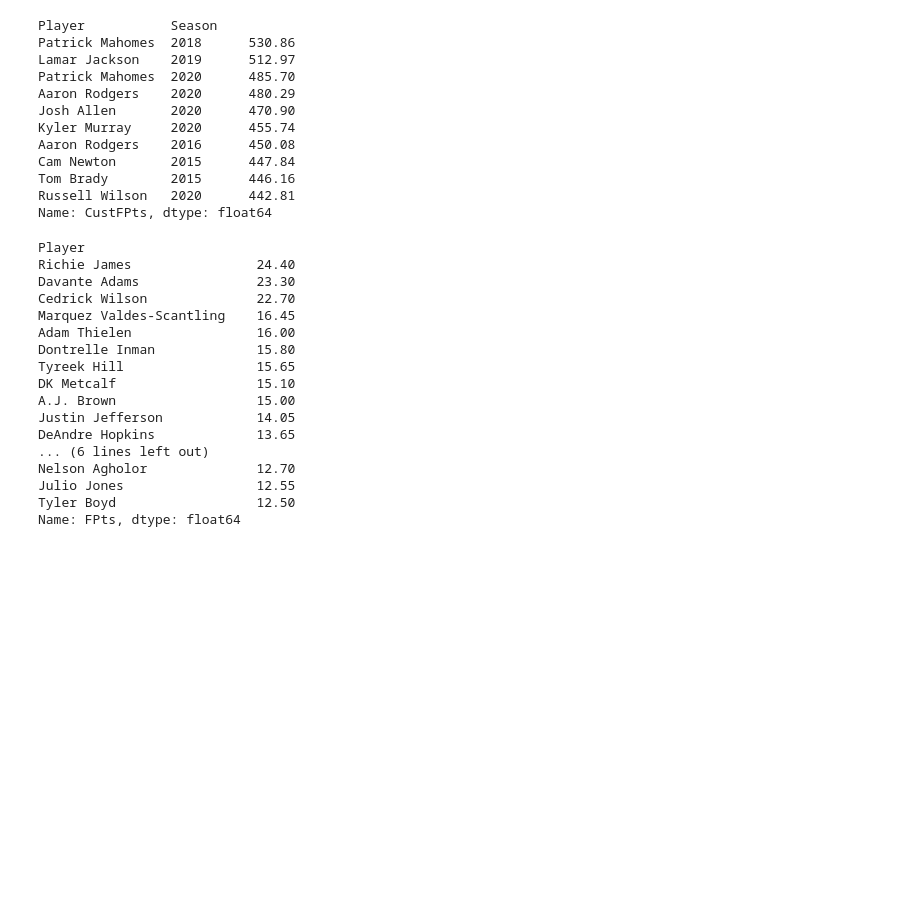
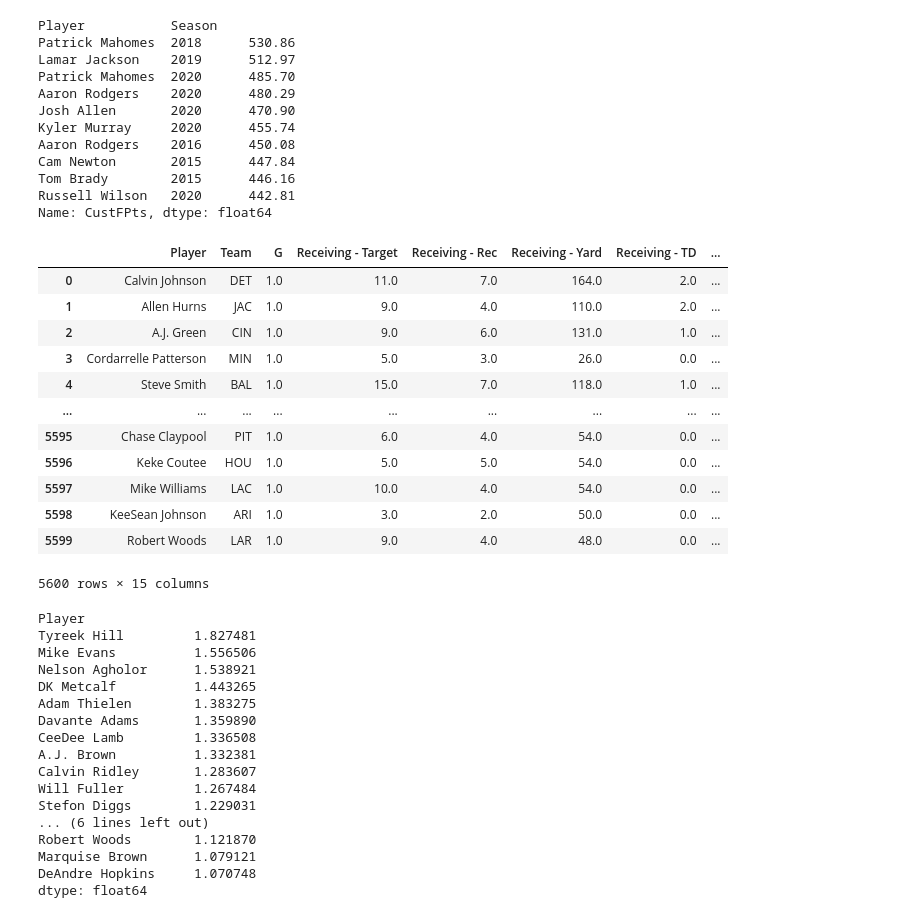
Before and after one commit to wspurgin/fantasy_football_stats, a Jupyter notebook: Fantasy Football Defense Stat Scrapper.ipynb, the cells around one changed output. Drawn from its saved outputs; the diff is of its cells as text; code cells hidden in the pictures; blank space fills up the shorter version.

```diff
--- a/Fantasy Football Defense Stat Scrapper.ipynb
+++ b/Fantasy Football Defense Stat Scrapper.ipynb
@@ -443,26 +443,46 @@ Cam Newton       2015      447.84
 Tom Brady        2015      446.16
 Russell Wilson   2020      442.81
 Name: CustFPts, dtype: float64
+# %%
+wr_df
+# %% [output]
+|  | Player | Team | G | Receiving - Target | Receiving - Rec | Receiving - Yard | Receiving - TD | ... |
+| 0 | Calvin Johnson | DET | 1.0 | 11.0 | 7.0 | 164.0 | 2.0 | ... |
+| 1 | Allen Hurns | JAC | 1.0 | 9.0 | 4.0 | 110.0 | 2.0 | ... |
+| 2 | A.J. Green | CIN | 1.0 | 9.0 | 6.0 | 131.0 | 1.0 | ... |
+| 3 | Cordarrelle Patterson | MIN | 1.0 | 5.0 | 3.0 | 26.0 | 0.0 | ... |
+| 4 | Steve Smith | BAL | 1.0 | 15.0 | 7.0 | 118.0 | 1.0 | ... |
+| ... | ... | ... | ... | ... | ... | ... | ... | ... |
+| 5595 | Chase Claypool | PIT | 1.0 | 6.0 | 4.0 | 54.0 | 0.0 | ... |
+| 5596 | Keke Coutee | HOU | 1.0 | 5.0 | 5.0 | 54.0 | 0.0 | ... |
+| 5597 | Mike Williams | LAC | 1.0 | 10.0 | 4.0 | 54.0 | 0.0 | ... |
+| 5598 | KeeSean Johnson | ARI | 1.0 | 3.0 | 2.0 | 50.0 | 0.0 | ... |
+| 5599 | Robert Woods | LAR | 1.0 | 9.0 | 4.0 | 48.0 | 0.0 | ... |
+5600 rows × 15 columns
 # %%
 wr_df['FPts/Tgt'] = wr_df.FPts / wr_df['Receiving - Target']
 
-#wr_df.where(wr_df.Season == wr_df.Season.max()).groupby('Player')['FPts/Tgt'].median().sort_values(ascending=False).head(10)
-wr_df.where(wr_df.Season == wr_df.Season.max()).groupby('Player').FPts.median().sort_values(ascending=False).head(20)
+
+wr_season_df_gb = wr_df.where(wr_df.Season == wr_df.Season.max()).groupby('Player')
+wr_season_df = wr_season_df_gb.size().to_frame(name='num_games').join(wr_season_df_gb.FPts.sum()).join(wr_season_df_gb['Receiving - Target'].sum()).rename(columns={'Receiving - Target': 'RecTgts'})
+wr_season_db = wr_season_df.where(wr_season_df.RecTgts != 0)
+
+((wr_season_db.FPts / wr_season_db.RecTgts) / (wr_season_db.num_games.max() / wr_season_db.num_games)).sort_values(ascending=False).head(20)
 # %% [output]
 Player
-Richie James                24.40
-Davante Adams               23.30
-Cedrick Wilson              22.70
-Marquez Valdes-Scantling    16.45
-Adam Thielen                16.00
-Dontrelle Inman             15.80
-Tyreek Hill                 15.65
-DK Metcalf                  15.10
-A.J. Brown                  15.00
-Justin Jefferson            14.05
-DeAndre Hopkins             13.65
+Tyreek Hill         1.827481
+Mike Evans          1.556506
+Nelson Agholor      1.538921
+DK Metcalf          1.443265
+Adam Thielen        1.383275
+Davante Adams       1.359890
+CeeDee Lamb         1.336508
+A.J. Brown          1.332381
+Calvin Ridley       1.283607
+Will Fuller         1.267484
+Stefon Diggs        1.229031
 ... (6 lines left out)
-Nelson Agholor              12.70
-Julio Jones                 12.55
-Tyler Boyd                  12.50
-Name: FPts, dtype: float64
+Robert Woods        1.121870
+Marquise Brown      1.079121
+DeAndre Hopkins     1.070748
+dtype: float64
```
